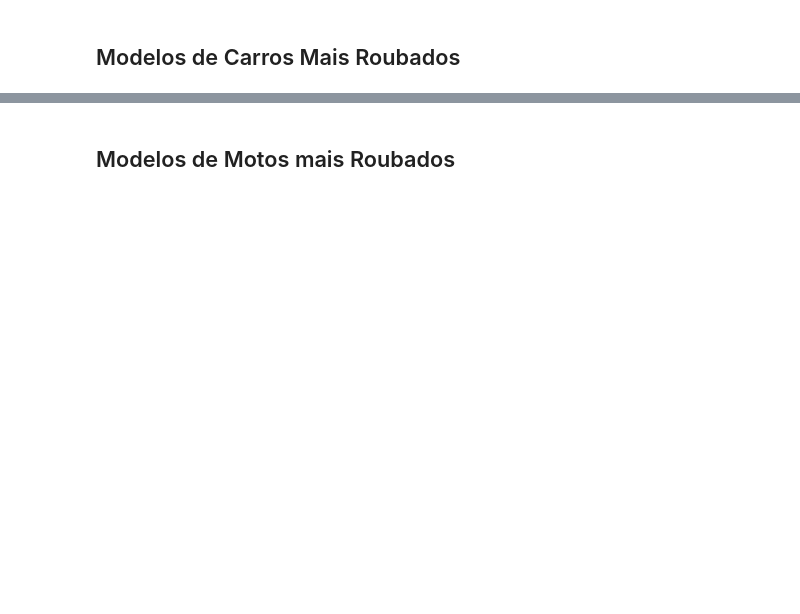
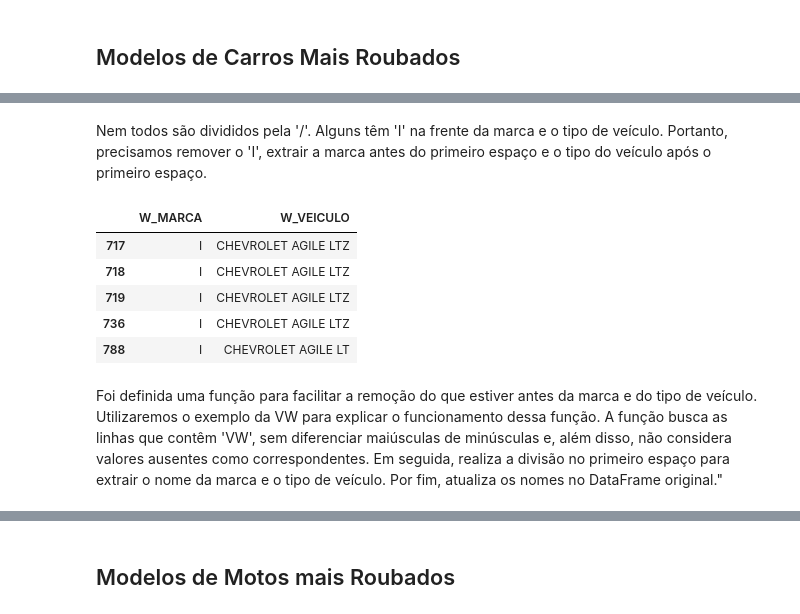
Before and after one commit to gabrielzerraa/Veiculos-roubados-SP, a Jupyter notebook: Veiculos-roubados-SP.ipynb, the cells around one changed output, grey strips where cells are left out. Saved outputs shown, nothing was run; the diff lists cells and outputs as text; code cells hidden in the pictures; blank space fills up the shorter version.

```diff
--- a/Veiculos-roubados-SP.ipynb
+++ b/Veiculos-roubados-SP.ipynb
@@ -391,0 +444,15 @@ roubos_modelos_carros = roubos_modelos_carros.drop(['W_OUTROS'], axis=1)
+# %% [markdown]
+Nem todos são divididos pela '/'. Alguns têm 'I' na frente da marca e o tipo de veículo. Portanto, precisamos remover o 'I', extrair a marca antes do primeiro espaço e o tipo do veículo após o primeiro espaço.
+# %%
+roubos_modelos_carros[['W_MARCA','W_VEICULO']].loc[roubos_modelos_carros['W_VEICULO'].str.contains('Chevrolet', case=False, na=False)].head()
+# %% [output]
+|  | W_MARCA | W_VEICULO |
+| 717 | I | CHEVROLET AGILE LTZ |
+| 718 | I | CHEVROLET AGILE LTZ |
+| 719 | I | CHEVROLET AGILE LTZ |
+| 736 | I | CHEVROLET AGILE LTZ |
+| 788 | I | CHEVROLET AGILE LT |
+# %% [markdown]
+Foi definida uma função para facilitar a remoção do que estiver antes da marca e do tipo de veículo.
+Utilizaremos o exemplo da VW para explicar o funcionamento dessa função.
+A função busca as linhas que contêm 'VW', sem diferenciar maiúsculas de minúsculas e, além disso, não considera valores ausentes como correspondentes. Em seguida, realiza a divisão no primeiro espaço para extrair o nome da marca e o tipo de veículo. Por fim, atualiza os nomes no DataFrame original."
```
Also changed, not shown: parts of 21 cells of this notebook.
